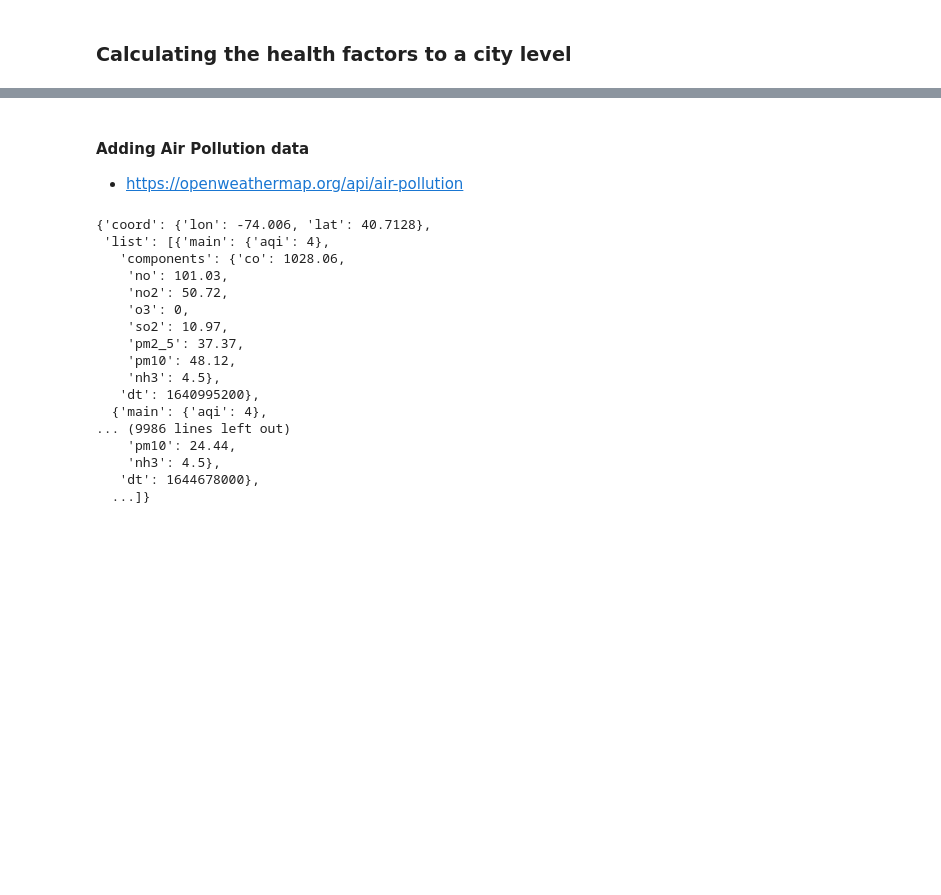
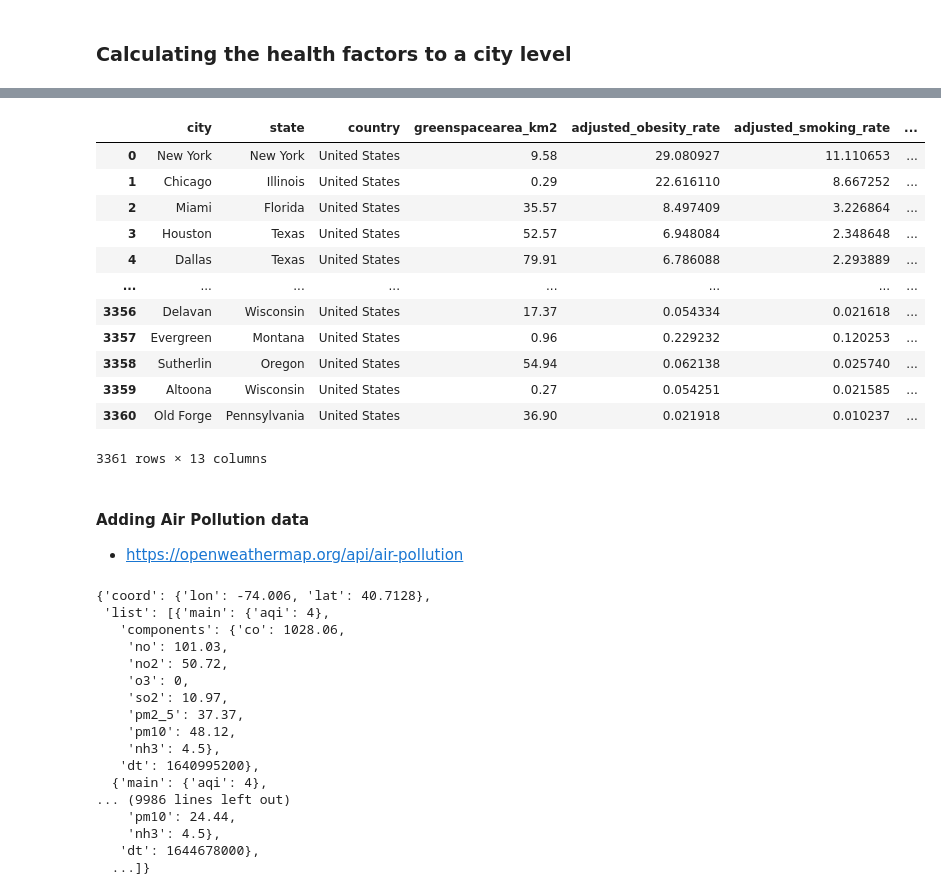
Before and after one commit to AlexRibeiro95/Environmental_factors_on_Public_health, a Jupyter notebook: notebooks/data_collection&merging(1).ipynb, the cells around one changed output, grey strips where cells are left out. Saved outputs shown, nothing was run; the diff lists cells and outputs as text; code cells hidden in the pictures; blank space fills up the shorter version.

```diff
--- a/notebooks/data_collection&merging(1).ipynb
+++ b/notebooks/data_collection&merging(1).ipynb
@@ -813,6 +813,22 @@ columns_to_keep = [
 ]
 
 dataset = merged_final_df[columns_to_keep]
+# %%
+dataset
+# %% [output]
+|  | city | state | country | greenspacearea_km2 | adjusted_obesity_rate | adjusted_smoking_rate | ... |
+| 0 | New York | New York | United States | 9.58 | 29.080927 | 11.110653 | ... |
+| 1 | Chicago | Illinois | United States | 0.29 | 22.616110 | 8.667252 | ... |
+| 2 | Miami | Florida | United States | 35.57 | 8.497409 | 3.226864 | ... |
+| 3 | Houston | Texas | United States | 52.57 | 6.948084 | 2.348648 | ... |
+| 4 | Dallas | Texas | United States | 79.91 | 6.786088 | 2.293889 | ... |
+| ... | ... | ... | ... | ... | ... | ... | ... |
+| 3356 | Delavan | Wisconsin | United States | 17.37 | 0.054334 | 0.021618 | ... |
+| 3357 | Evergreen | Montana | United States | 0.96 | 0.229232 | 0.120253 | ... |
+| 3358 | Sutherlin | Oregon | United States | 54.94 | 0.062138 | 0.025740 | ... |
+| 3359 | Altoona | Wisconsin | United States | 0.27 | 0.054251 | 0.021585 | ... |
+| 3360 | Old Forge | Pennsylvania | United States | 36.90 | 0.021918 | 0.010237 | ... |
+3361 rows × 13 columns
 # %% [markdown]
 #### Adding Air Pollution data
 
```
Also changed, not shown: parts of 17 cells of this notebook, 4 other files.
